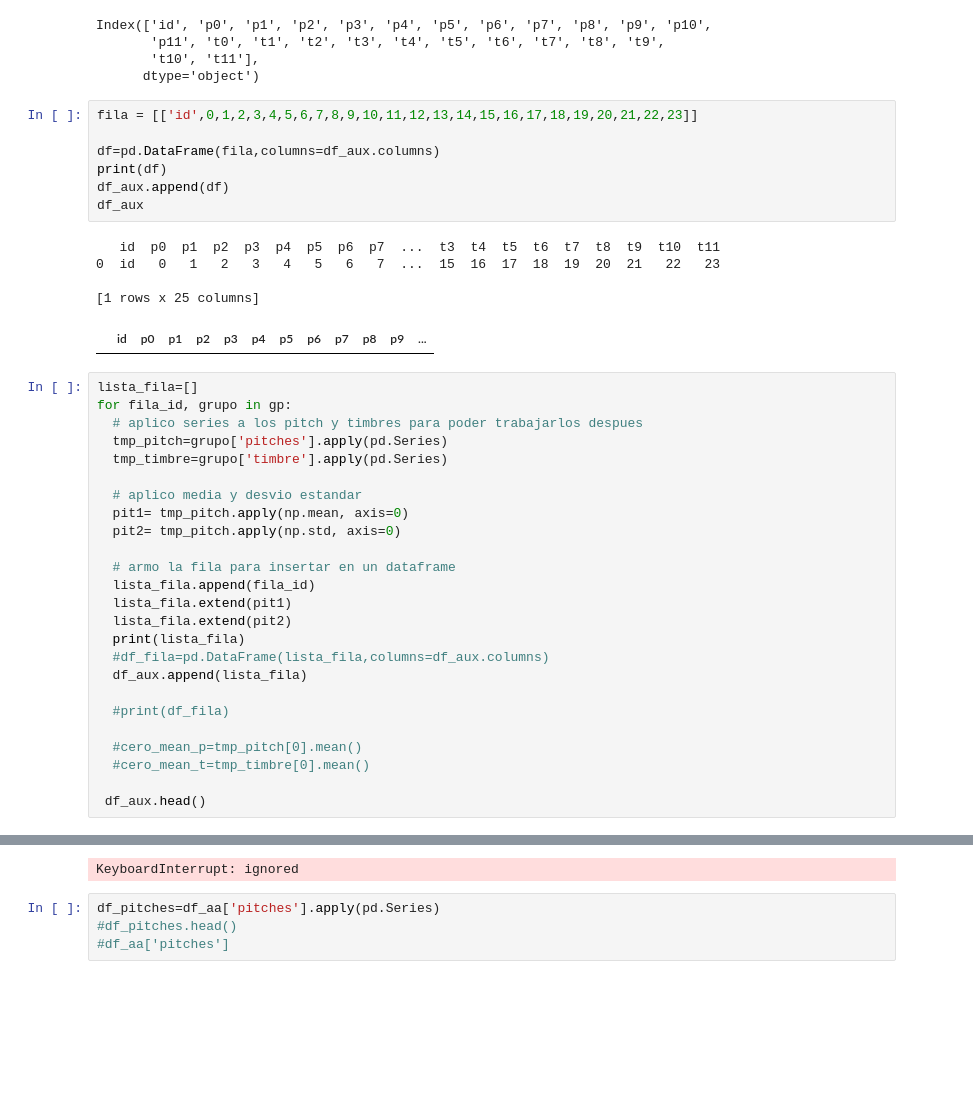
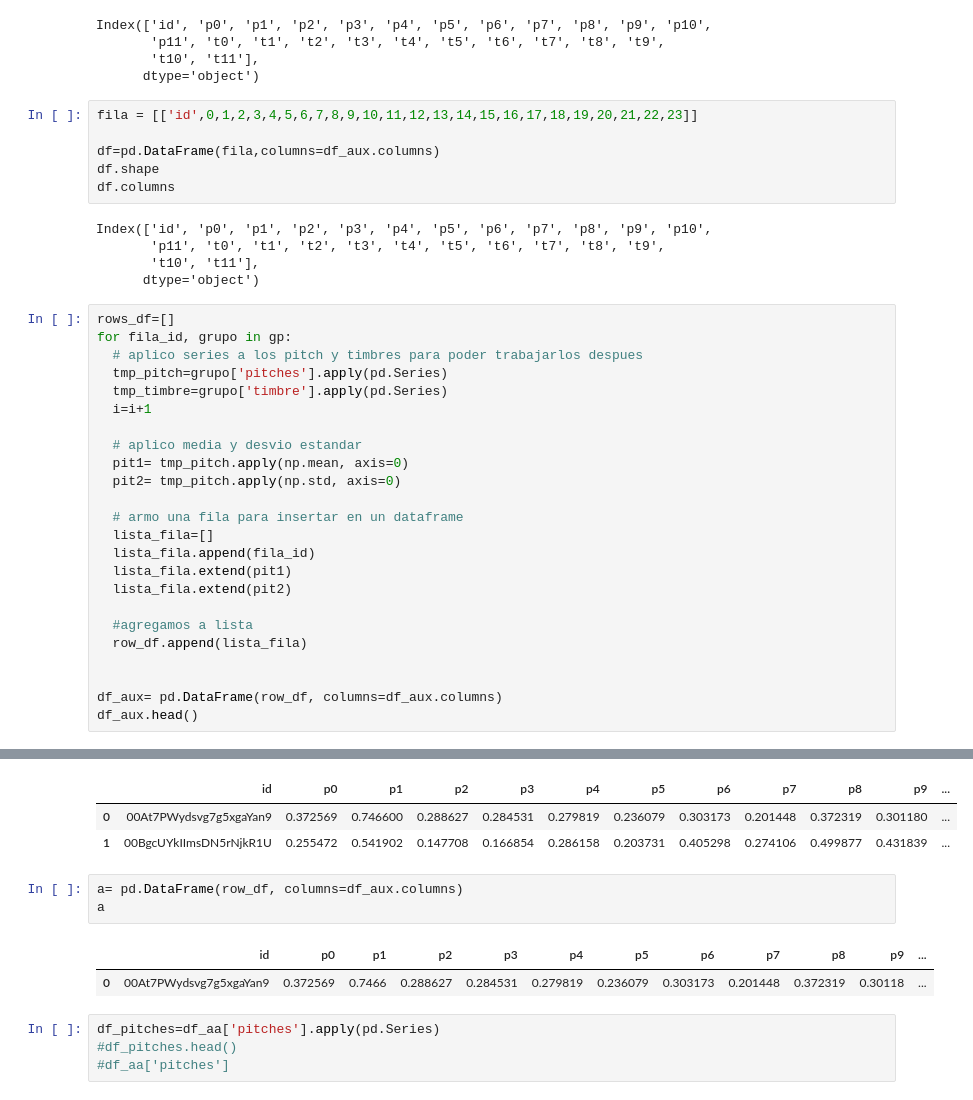
Before and after one commit to tincho-mehaudy/DMCyT, a Jupyter notebook: TP1_Consigna1.ipynb, the cells around one changed output, grey strips where cells are left out. Saved outputs shown, nothing was run; the diff lists cells and outputs as text; blank space fills up the shorter version.

```diff
--- a/TP1_Consigna1.ipynb
+++ b/TP1_Consigna1.ipynb
@@ -420,38 +420,35 @@ Index(['id', 'p0', 'p1', 'p2', 'p3', 'p4', 'p5', 'p6', 'p7', 'p8', 'p9', 'p10',
 fila = [['id',0,1,2,3,4,5,6,7,8,9,10,11,12,13,14,15,16,17,18,19,20,21,22,23]]
 
 df=pd.DataFrame(fila,columns=df_aux.columns)
-print(df)
-df_aux.append(df)
-df_aux
+df.shape
+df.columns
 # %% [output]
-   id  p0  p1  p2  p3  p4  p5  p6  p7  ...  t3  t4  t5  t6  t7  t8  t9  t10  t11
-0  id   0   1   2   3   4   5   6   7  ...  15  16  17  18  19  20  21   22   23
-
-[1 rows x 25 columns]
+Index(['id', 'p0', 'p1', 'p2', 'p3', 'p4', 'p5', 'p6', 'p7', 'p8', 'p9', 'p10',
+       'p11', 't0', 't1', 't2', 't3', 't4', 't5', 't6', 't7', 't8', 't9',
+       't10', 't11'],
+      dtype='object')
-|  | id | p0 | p1 | p2 | p3 | p4 | p5 | p6 | p7 | p8 | p9 | ... |
 # %%
-lista_fila=[]
+rows_df=[]
 for fila_id, grupo in gp:
   # aplico series a los pitch y timbres para poder trabajarlos despues
   tmp_pitch=grupo['pitches'].apply(pd.Series)
   tmp_timbre=grupo['timbre'].apply(pd.Series)
+  i=i+1
 
   # aplico media y desvio estandar
   pit1= tmp_pitch.apply(np.mean, axis=0)
   pit2= tmp_pitch.apply(np.std, axis=0)
 
-  # armo la fila para insertar en un dataframe
+  # armo una fila para insertar en un dataframe
+  lista_fila=[]
   lista_fila.append(fila_id)
   lista_fila.extend(pit1)
   lista_fila.extend(pit2)
-  print(lista_fila)
-  #df_fila=pd.DataFrame(lista_fila,columns=df_aux.columns)
-  df_aux.append(lista_fila)
 
-  #print(df_fila)
+  #agregamos a lista
+  row_df.append(lista_fila)
 
-  #cero_mean_p=tmp_pitch[0].mean()
-  #cero_mean_t=tmp_timbre[0].mean()
 
- df_aux.head()
+df_aux= pd.DataFrame(row_df, columns=df_aux.columns)
+df_aux.head()
 # %% [output]
@@ -471,4 +455,12 @@ for fila_id, grupo in gp:
-KeyboardInterrupt: ignored
+|  | id | p0 | p1 | p2 | p3 | p4 | p5 | p6 | p7 | p8 | p9 | ... |
+| 0 | 00At7PWydsvg7g5xgaYan9 | 0.372569 | 0.746600 | 0.288627 | 0.284531 | 0.279819 | 0.236079 | 0.303173 | 0.201448 | 0.372319 | 0.301180 | ... |
+| 1 | 00BgcUYkIImsDN5rNjkR1U | 0.255472 | 0.541902 | 0.147708 | 0.166854 | 0.286158 | 0.203731 | 0.405298 | 0.274106 | 0.499877 | 0.431839 | ... |
+# %%
+a= pd.DataFrame(row_df, columns=df_aux.columns)
+a
+# %% [output]
+|  | id | p0 | p1 | p2 | p3 | p4 | p5 | p6 | p7 | p8 | p9 | ... |
+| 0 | 00At7PWydsvg7g5xgaYan9 | 0.372569 | 0.7466 | 0.288627 | 0.284531 | 0.279819 | 0.236079 | 0.303173 | 0.201448 | 0.372319 | 0.30118 | ... |
 # %%
 df_pitches=df_aa['pitches'].apply(pd.Series)
 #df_pitches.head()
```
Also changed, not shown: parts of 1 cell of this notebook.
